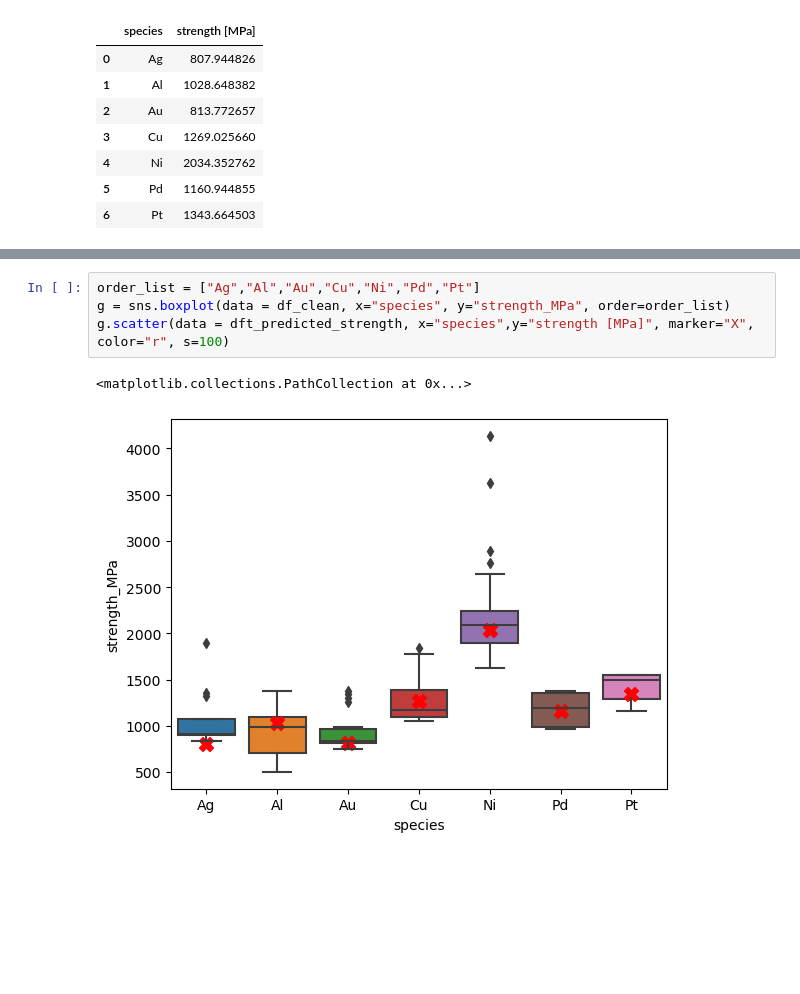
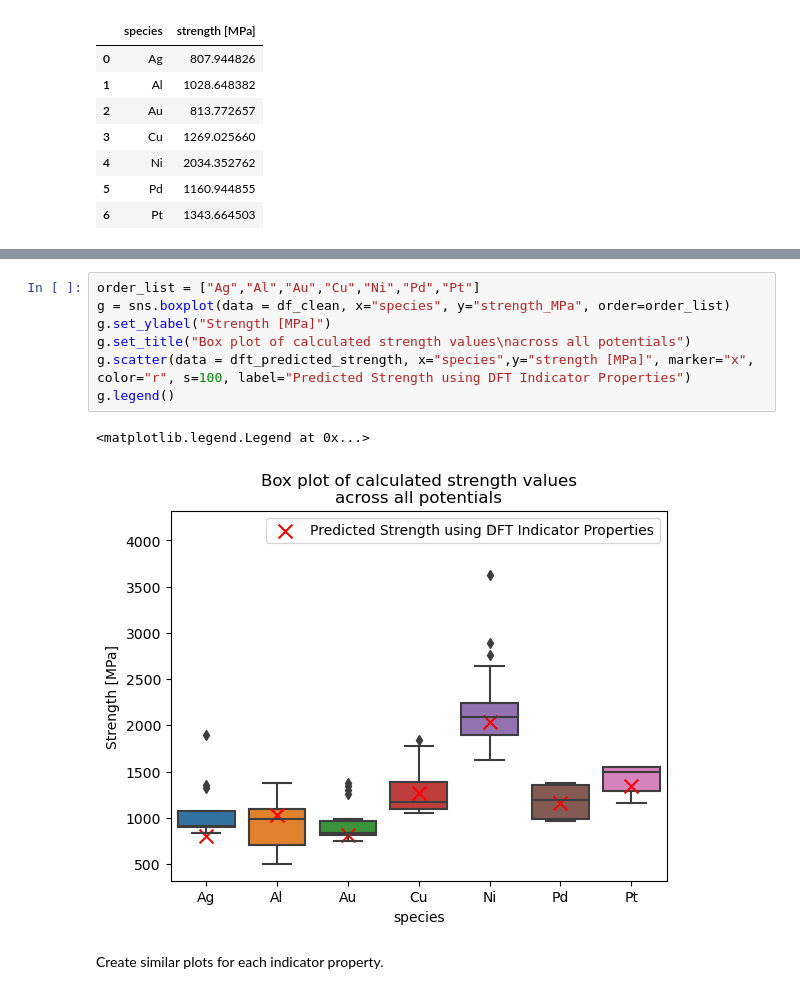
Before and after one commit to bjasperson/strength_covariance, a Jupyter notebook: dft_import_230831.ipynb, the cells around one changed output, grey strips where cells are left out. Drawn from its saved outputs; the diff is of its cells as text; blank space fills up the shorter version.

Commit message:
dft import: plotting/desc updates - added pairplot of dft indicator props - added boxplot of indicators

```diff
--- a/dft_import_230831.ipynb
+++ b/dft_import_230831.ipynb
@@ -119,7 +125,12 @@ dft_predicted_strength
 # %%
 order_list = ["Ag","Al","Au","Cu","Ni","Pd","Pt"]
 g = sns.boxplot(data = df_clean, x="species", y="strength_MPa", order=order_list)
-g.scatter(data = dft_predicted_strength, x="species",y="strength [MPa]", marker="X", color="r", s=100)
+g.set_ylabel("Strength [MPa]")
+g.set_title("Box plot of calculated strength values\nacross all potentials")
+g.scatter(data = dft_predicted_strength, x="species",y="strength [MPa]", marker="x", color="r", s=100, label="Predicted Strength using DFT Indicator Properties")
+g.legend()
 # %% [output]
-<matplotlib.collections.PathCollection at 0x...>
+<matplotlib.legend.Legend at 0x...>
-[figure, old version]
+[figure, new version]
+# %% [markdown]
+Create similar plots for each indicator property.
```
Also changed, not shown: parts of 8 cells of this notebook, 1 other file.
